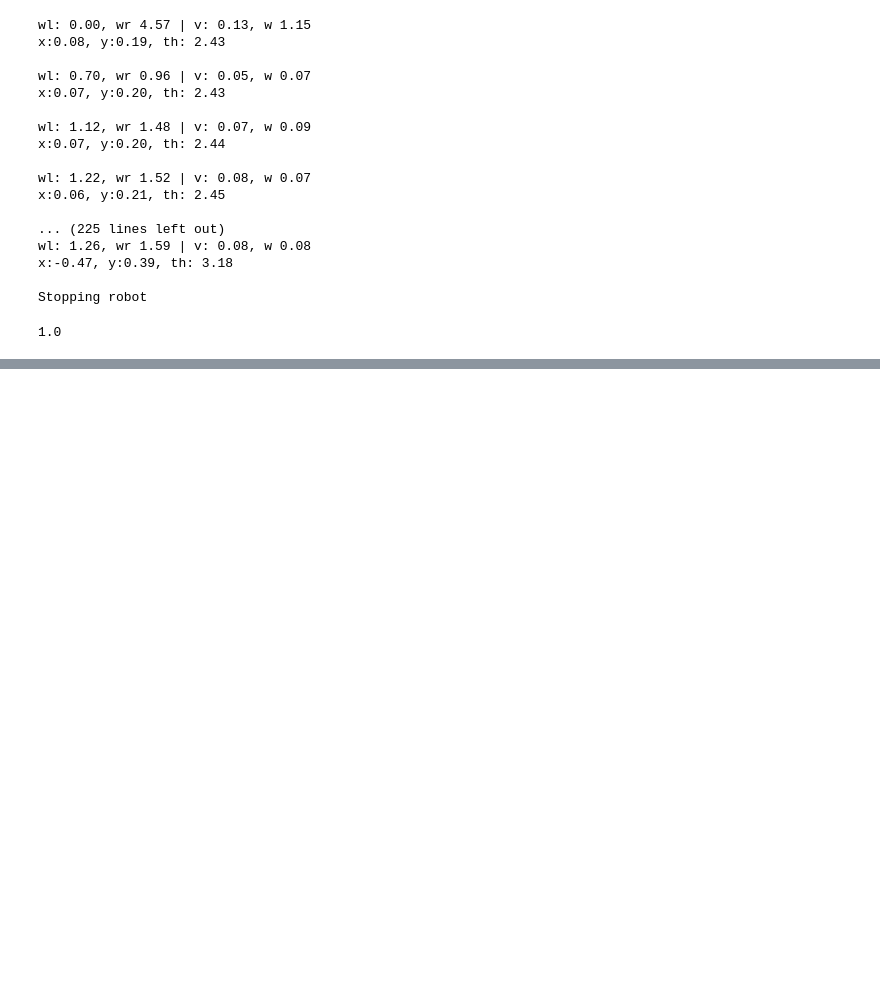
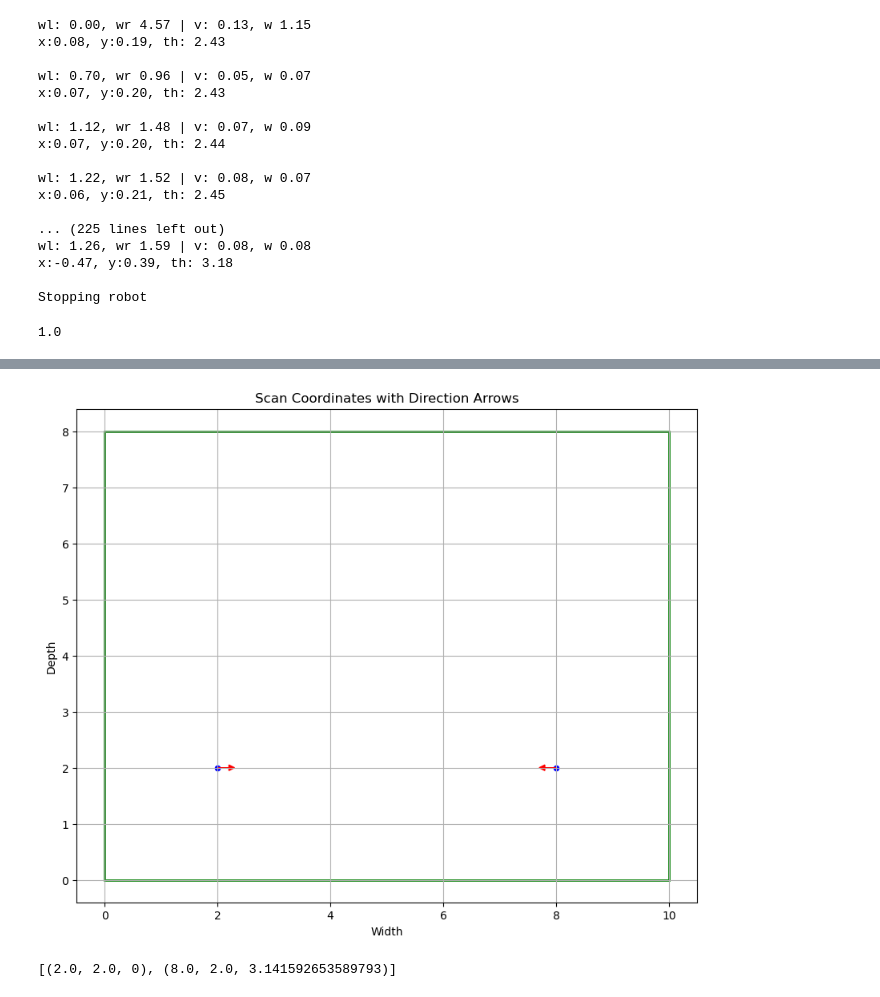
Before and after one commit to arshi9344/ECE4191-E5-tennibot, a Jupyter notebook: notebooks/scratchspace/patricks_random/random_tidbits.ipynb, the cells around one changed output, grey strips where cells are left out. Cells and saved outputs as stored; diff of their text form; code cells hidden in the pictures; blank space fills up the shorter version.

```diff
--- a/notebooks/scratchspace/patricks_random/random_tidbits.ipynb
+++ b/notebooks/scratchspace/patricks_random/random_tidbits.ipynb
@@ -255,0 +274,72 @@ cost = 399
+# %%
+from matplotlib.patches import Rectangle
+import numpy as np
+import matplotlib.pyplot as plt
+
+def generate_scan_coordinates(x_lim, y_lim, scan_radius):
+    # Calculate number of vertical scan lines
+    num_scan_lines = int(np.ceil((x_lim - (2 * scan_radius)) / (2 * scan_radius)))
+    scan_lines = np.linspace(scan_radius, x_lim - scan_radius, num_scan_lines)
+    scan_lines = [v for v in scan_lines]
+
+    # Calculate vertical stop points
+    num_scan_points = int(np.ceil((y_lim - (2 * scan_radius)) / (2 * scan_radius)))
+    scan_points = np.linspace(scan_radius, y_lim - scan_radius, num_scan_points)
+
+    # Define scan directions
+    UP, DOWN = 1, -1
+    current_direction = UP
+
+    coordinates = []
+    for scan_line in scan_lines:
+        angle = 0 if current_direction == UP else np.pi
+        for scan_point in scan_points:
+            coordinates.append((scan_line, scan_point, angle))
+
+        # Reverse direction and scan points for the next line
+        current_direction *= -1
+        scan_points = scan_points[::-1]
+
+    return coordinates
+
+
+
+def plot_scan_coordinates(coordinates, width, depth):
+    fig, ax = plt.subplots(figsize=(10, 8))
+
+    # Extract x, y, and th from coordinates
+    x, y, th = zip(*coordinates)
+
+    # Plot points
+    ax.scatter(x, y, c='blue', s=20)
+
+    # Plot arrows
+    for xi, yi, thi in coordinates:
+        dx = 0.2 * np.cos(thi)
+        dy = 0.2 * np.sin(thi)
+        ax.arrow(xi, yi, dx, dy, head_width=0.1, head_length=0.1, fc='red', ec='red')
+
+    # Set plot limits and labels
+    # ax.set_xlim(0, x_lim)
+    # ax.set_ylim(0, y_lim)
+    ax.set_xlabel('Width')
+    ax.set_ylabel('Depth')
+    ax.set_title('Scan Coordinates with Direction Arrows')
+    rect = Rectangle((0, 0), width, depth, fill=False, edgecolor='green', linewidth=2)
+    ax.add_patch(rect)
+    # Add grid
+    ax.grid(True)
+
+    plt.show()
+
+# Example usage:
+width = 10
+depth = 8
+max_scan_distance = 2
+coords = generate_scan_coordinates(width, depth, max_scan_distance)
+plot_scan_coordinates(coords, width, depth)
+
+print(coords)
+# %% [output]
+[figure, added]
+[(2.0, 2.0, 0), (8.0, 2.0, 3.141592653589793)]
```
Also changed, not shown: parts of 1 cell of this notebook, 15 other files.
